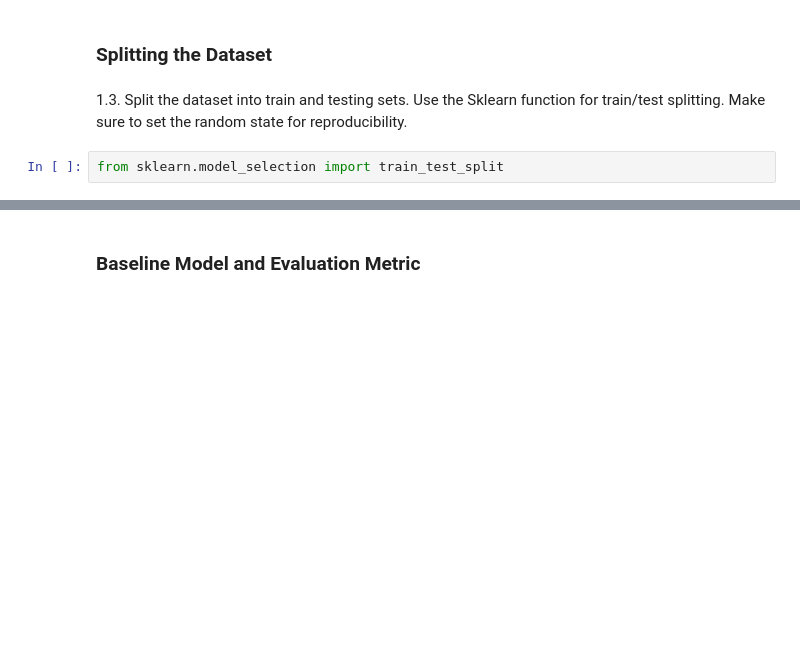
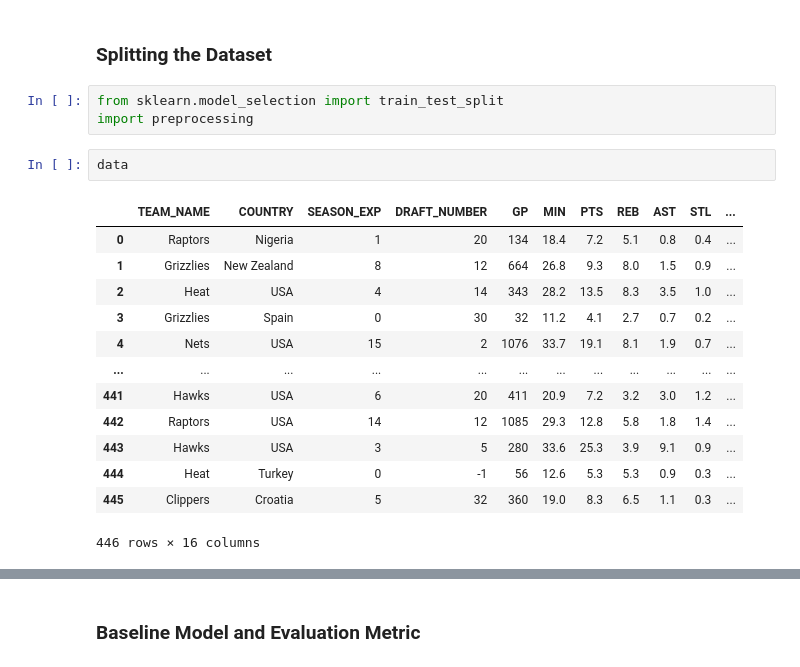
Before and after one commit to santiagoromero20/NBAPredictions, a Jupyter notebook: NBAPredictions.ipynb, the cells around one changed output, grey strips where cells are left out. Cells and saved outputs as stored; diff of their text form; blank space fills up the shorter version.

```diff
--- a/NBAPredictions.ipynb
+++ b/NBAPredictions.ipynb
@@ -474,7 +490,22 @@ the ones who make the viewer turn on the TV to see the game or make the fan pay
 # %% [markdown]
 ### Splitting the Dataset
-# %% [markdown]
-1.3. Split the dataset into train and testing sets. Use the Sklearn function for train/test splitting. Make sure to set the random state for reproducibility.
 # %%
 from sklearn.model_selection import train_test_split
+import preprocessing
+# %%
+data
+# %% [output]
+|  | TEAM_NAME | COUNTRY | SEASON_EXP | DRAFT_NUMBER | GP | MIN | PTS | REB | AST | STL | ... |
+| 0 | Raptors | Nigeria | 1 | 20 | 134 | 18.4 | 7.2 | 5.1 | 0.8 | 0.4 | ... |
+| 1 | Grizzlies | New Zealand | 8 | 12 | 664 | 26.8 | 9.3 | 8.0 | 1.5 | 0.9 | ... |
+| 2 | Heat | USA | 4 | 14 | 343 | 28.2 | 13.5 | 8.3 | 3.5 | 1.0 | ... |
+| 3 | Grizzlies | Spain | 0 | 30 | 32 | 11.2 | 4.1 | 2.7 | 0.7 | 0.2 | ... |
+| 4 | Nets | USA | 15 | 2 | 1076 | 33.7 | 19.1 | 8.1 | 1.9 | 0.7 | ... |
+| ... | ... | ... | ... | ... | ... | ... | ... | ... | ... | ... | ... |
+| 441 | Hawks | USA | 6 | 20 | 411 | 20.9 | 7.2 | 3.2 | 3.0 | 1.2 | ... |
+| 442 | Raptors | USA | 14 | 12 | 1085 | 29.3 | 12.8 | 5.8 | 1.8 | 1.4 | ... |
+| 443 | Hawks | USA | 3 | 5 | 280 | 33.6 | 25.3 | 3.9 | 9.1 | 0.9 | ... |
+| 444 | Heat | Turkey | 0 | -1 | 56 | 12.6 | 5.3 | 5.3 | 0.9 | 0.3 | ... |
+| 445 | Clippers | Croatia | 5 | 32 | 360 | 19.0 | 8.3 | 6.5 | 1.1 | 0.3 | ... |
+446 rows × 16 columns
 # %%
```
Also changed, not shown: parts of 14 cells of this notebook.
